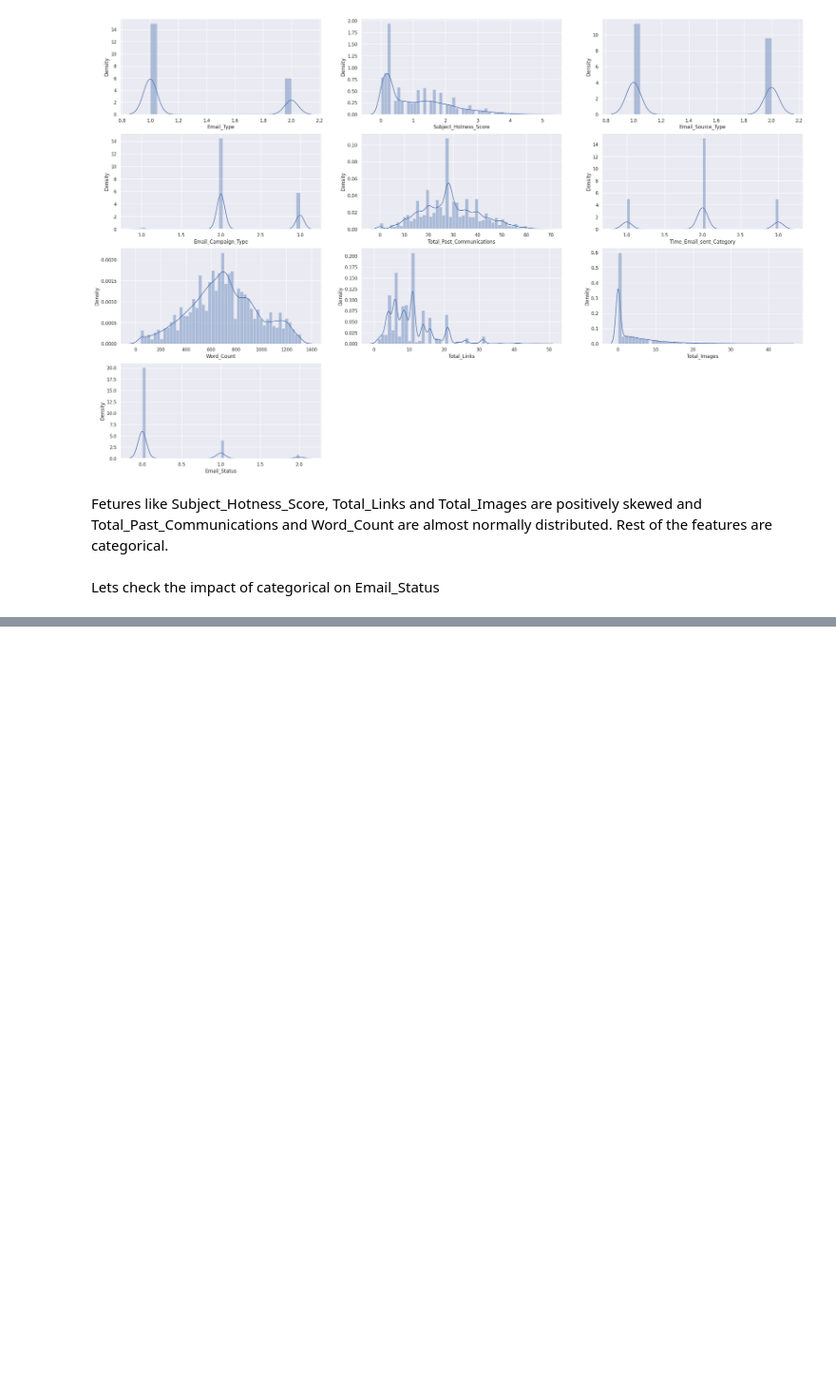
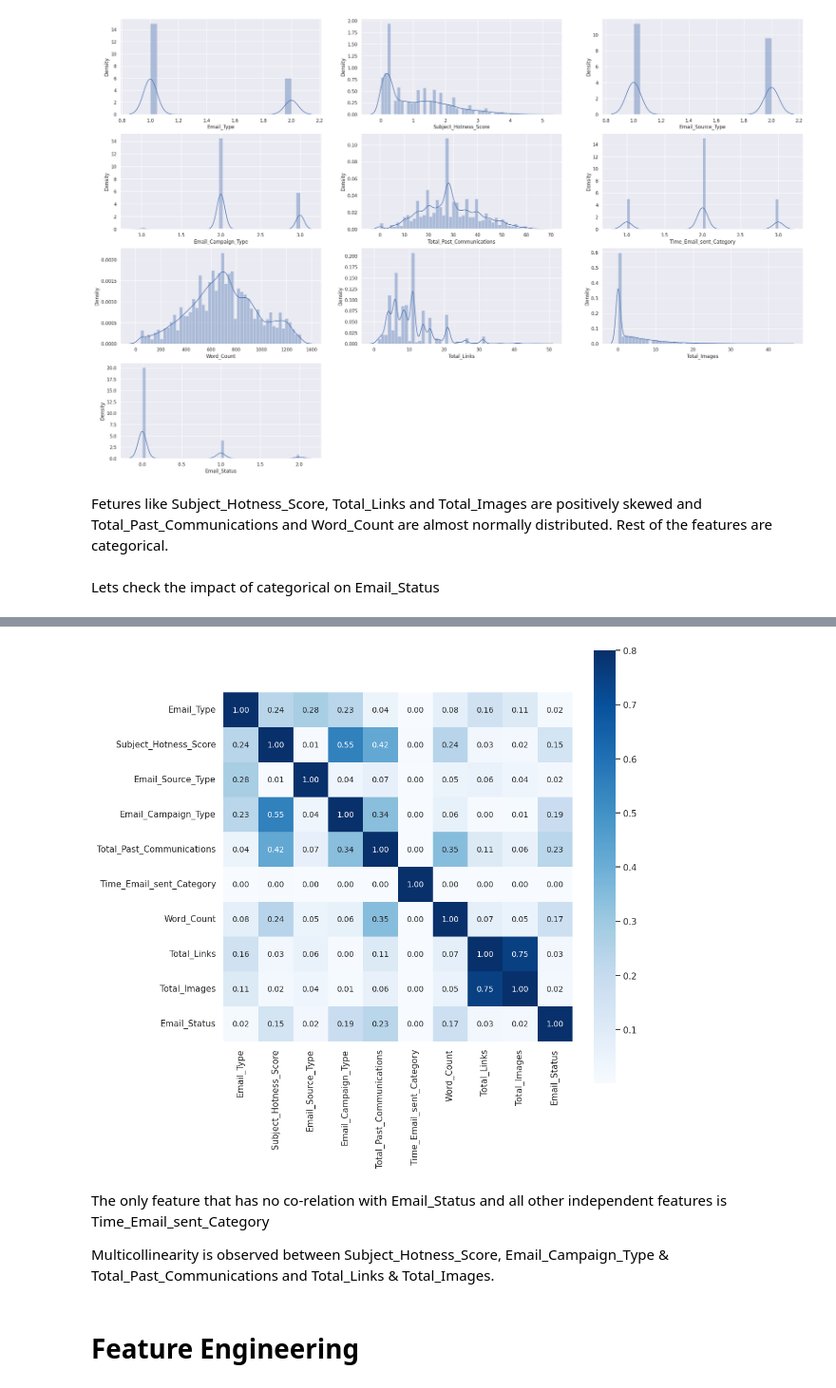
Before and after one commit to Sudar278/Email_Campaign_Effectiveness_Prediction-Classification-, a Jupyter notebook: Email_Campaign_Effectiveness_Prediction(Classification).ipynb, the cells around one changed output, grey strips where cells are left out. Shown at 95% size. Saved outputs shown, nothing was run; the diff lists cells and outputs as text; code cells hidden in the pictures; blank space fills up the shorter version.

```diff
--- a/Email_Campaign_Effectiveness_Prediction(Classification).ipynb
+++ b/Email_Campaign_Effectiveness_Prediction(Classification).ipynb
@@ -400,0 +456,13 @@ Lets check the impact of categorical on Email_Status
+# %%
+# Creating Co relation Heatmap for all the features in the dataframe
+Heatmap=df.corr().abs()
+fig, axes = plt.subplots(figsize=(10, 10))
+sns.heatmap(Heatmap, annot = True, fmt='.2f', annot_kws={'size': 10},  vmax=.8, square=True, cmap='Blues');
+# %% [output]
+[figure, added]
+# %% [markdown]
+The only feature that has no co-relation with Email_Status and all other independent features is Time_Email_sent_Category
+
+Multicollinearity is observed between Subject_Hotness_Score, Email_Campaign_Type & Total_Past_Communications and Total_Links & Total_Images.
+# %% [markdown]
+# Feature Engineering
```
Also changed, not shown: parts of 23 cells of this notebook.
